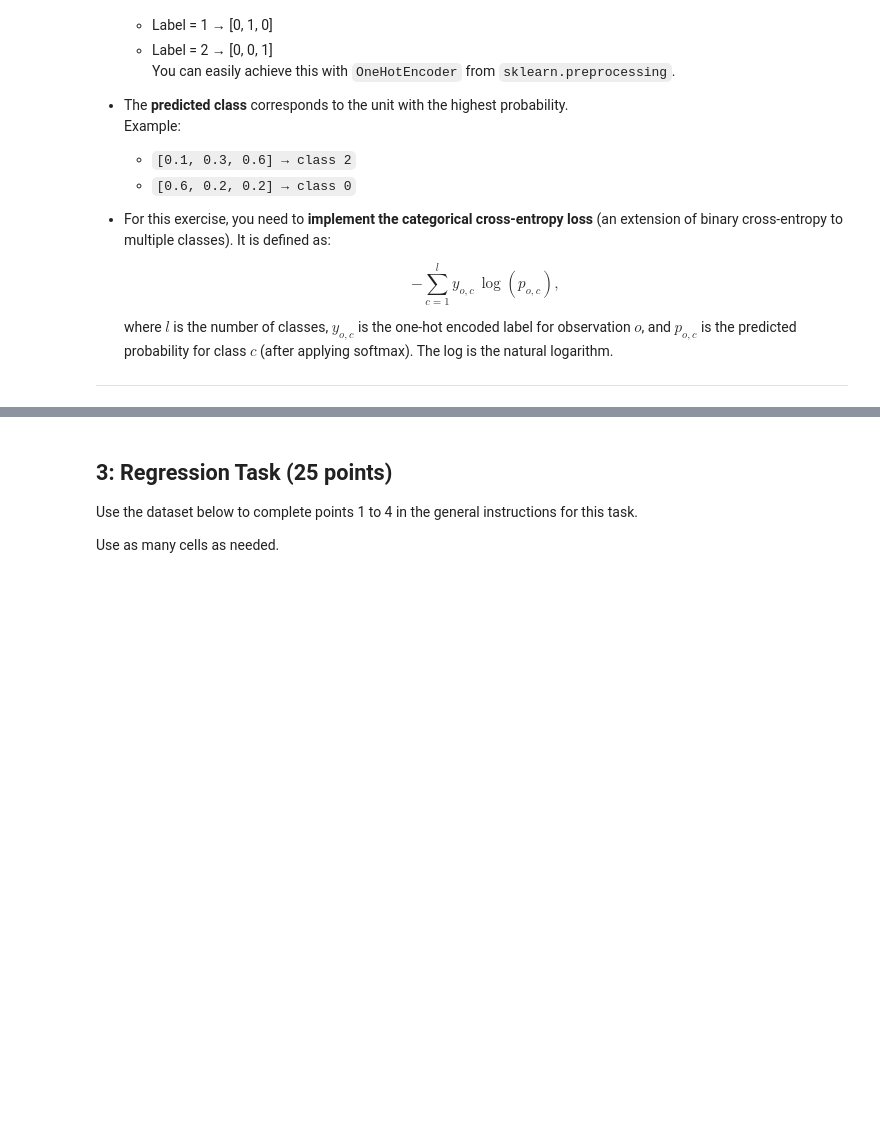
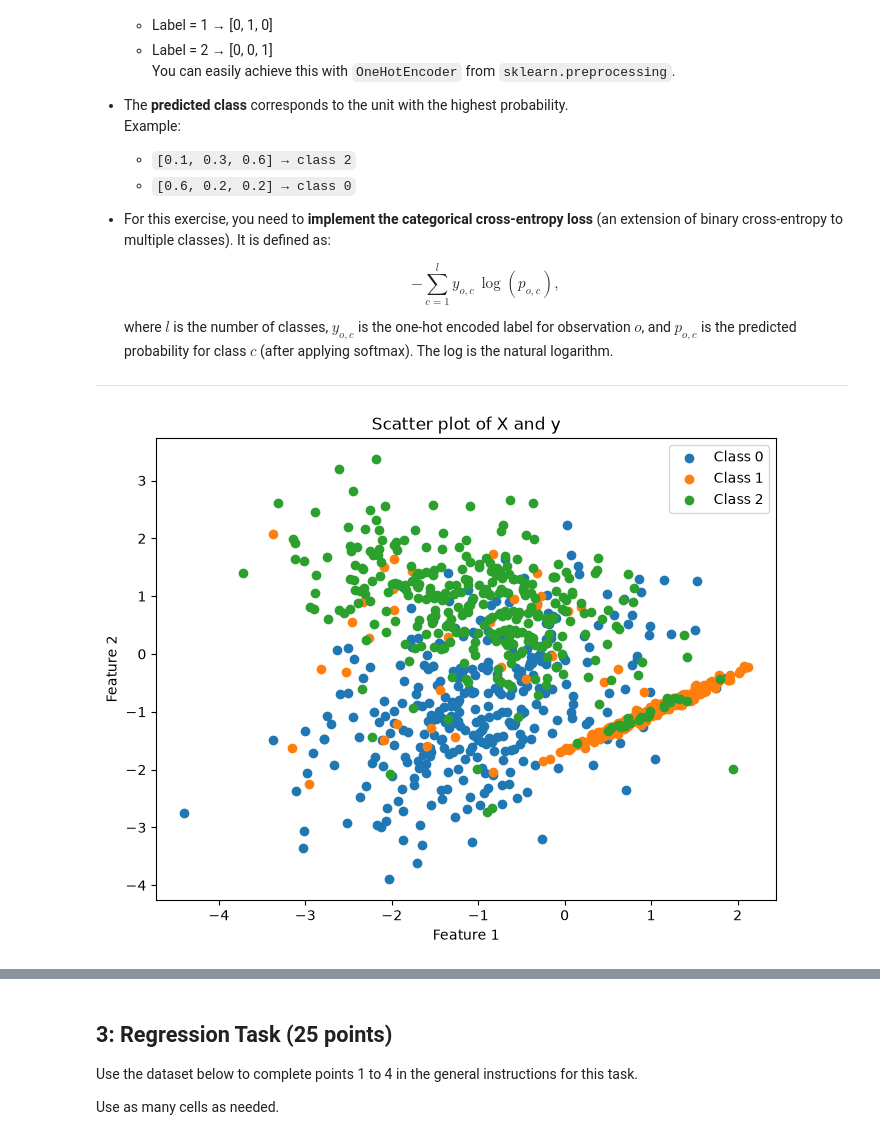
Before and after one commit to franciscoherrera2k05-tech/ds4021, a Jupyter notebook: Pacos_labs/Lab 4/04-manual-mlps.ipynb, the cells around one changed output, grey strips where cells are left out. Saved outputs shown, nothing was run; the diff lists cells and outputs as text; code cells hidden in the pictures; blank space fills up the shorter version.

```diff
--- a/Pacos_labs/Lab 4/04-manual-mlps.ipynb
+++ b/Pacos_labs/Lab 4/04-manual-mlps.ipynb
@@ -130,6 +130,24 @@ from sklearn.datasets import make_classification
 X, y = make_classification(n_samples=1000, n_classes=3,
                            n_clusters_per_class=1,
                            n_features=2, n_informative=2, n_redundant=0, random_state=1234, flip_y=0.15)
+# %%
+# make a scatter plot of X and y
+import matplotlib.pyplot as plt
+
+plt.figure(figsize=(8, 6))
+for class_value in range(3):
+    plt.scatter(
+        X[y == class_value, 0],
+        X[y == class_value, 1],
+        label=f"Class {class_value}"
+    )
+plt.xlabel("Feature 1")
+plt.ylabel("Feature 2")
+plt.title("Scatter plot of X and y")
+plt.legend()
+plt.show()
+# %% [output]
+[figure, added]
 # %%
 from sklearn.model_selection import train_test_split
 from sklearn.preprocessing import StandardScaler, OneHotEncoder
```
Also changed, not shown: parts of 4 cells of this notebook.
